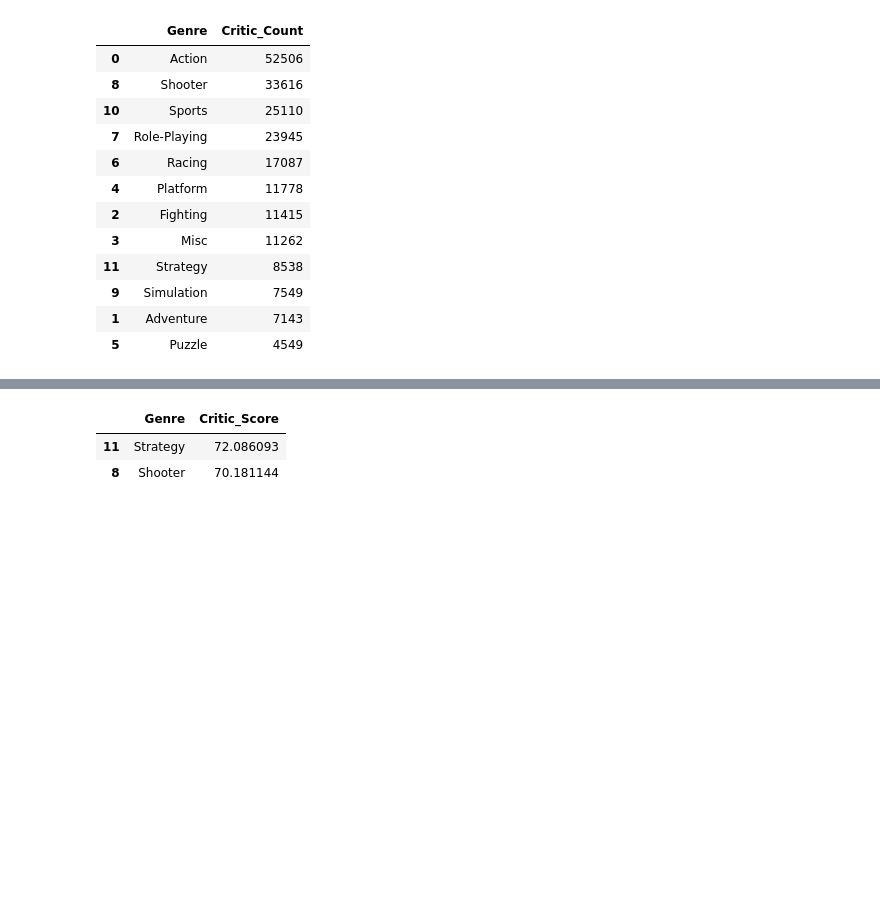
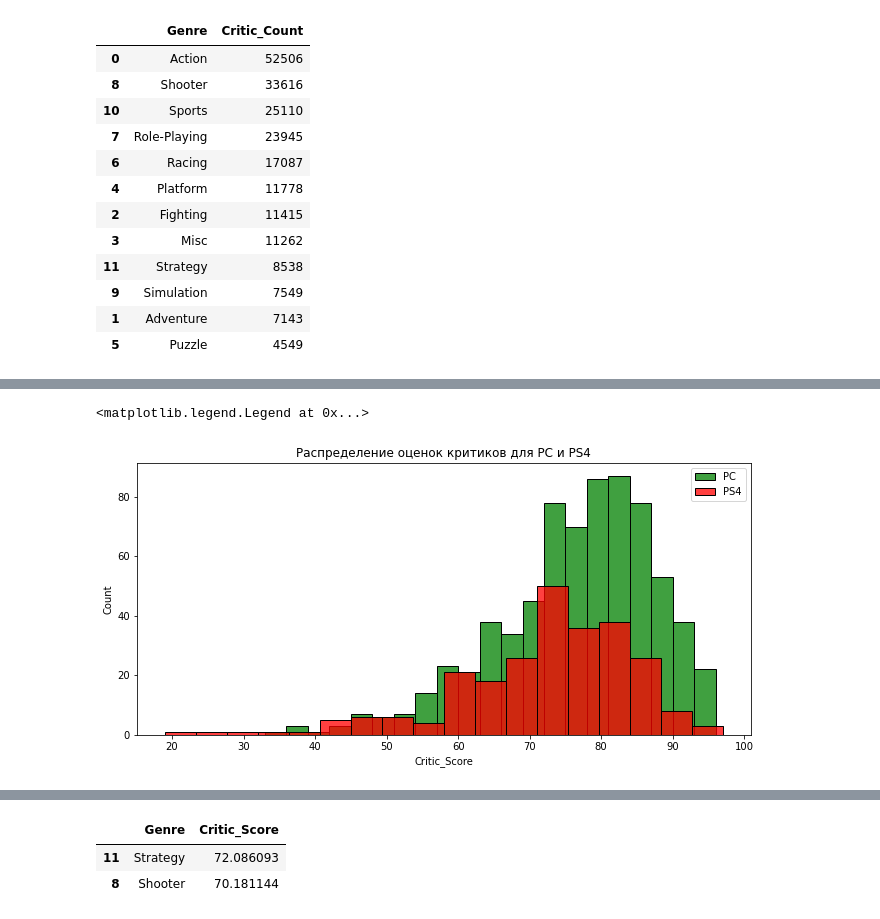
Before and after one commit to Gralex78/Home-Work-PYDA-20, a Jupyter notebook: 21_Case_Study/HW_#21.ipynb, the cells around one changed output, grey strips where cells are left out. Drawn from its saved outputs; the diff is of its cells as text; code cells hidden in the pictures; blank space fills up the shorter version.

```diff
--- a/21_Case_Study/HW_#21.ipynb
+++ b/21_Case_Study/HW_#21.ipynb
@@ -167,0 +179,10 @@ critic_count_platforms.sort_values('Critic_Count', ascending=False).loc[critic_c
+# %%
+PC_df = critic_games.loc[critic_games.Platform.str.contains('PC')]
+PS4_df = critic_games.loc[critic_games.Platform.str.contains('PS4')]
+sns.histplot(PC_df, x='Critic_Score', color='green')
+sns.histplot(PS4_df, x='Critic_Score', color='red')
+plt.title('Распределение оценок критиков для PC и PS4')
+plt.legend(critic_score_two_platforms.Platform.unique())
+# %% [output]
+<matplotlib.legend.Legend at 0x...>
+[figure, added]
```
Also changed, not shown: parts of 42 cells of this notebook.
